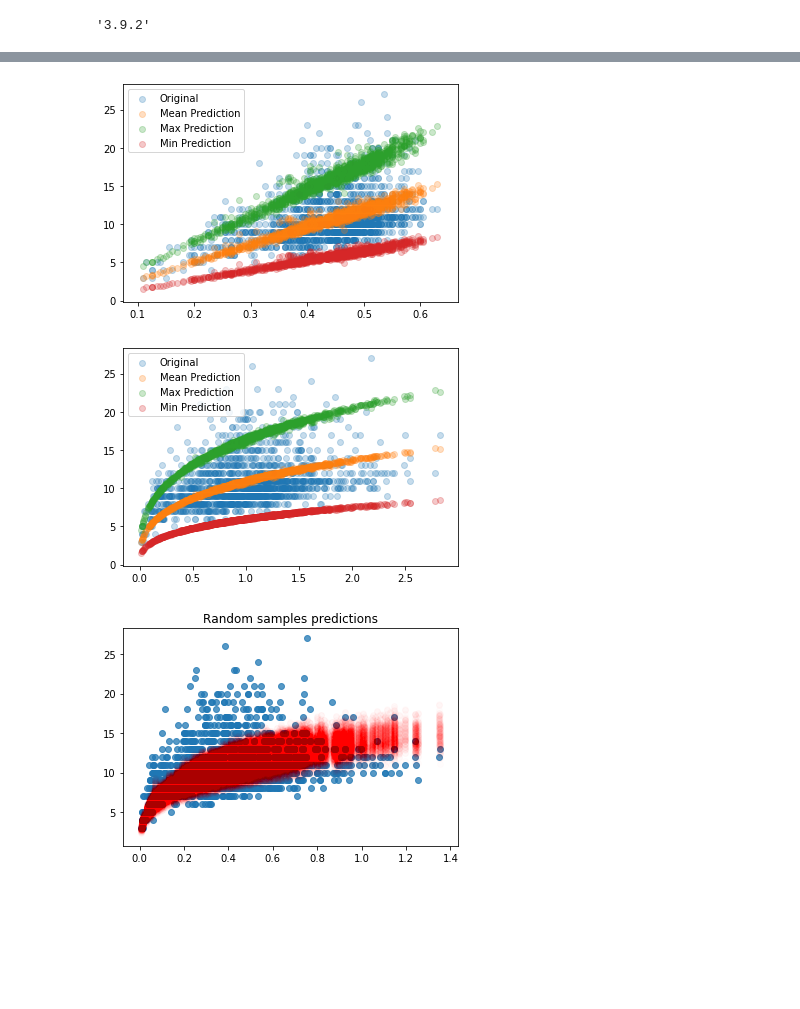
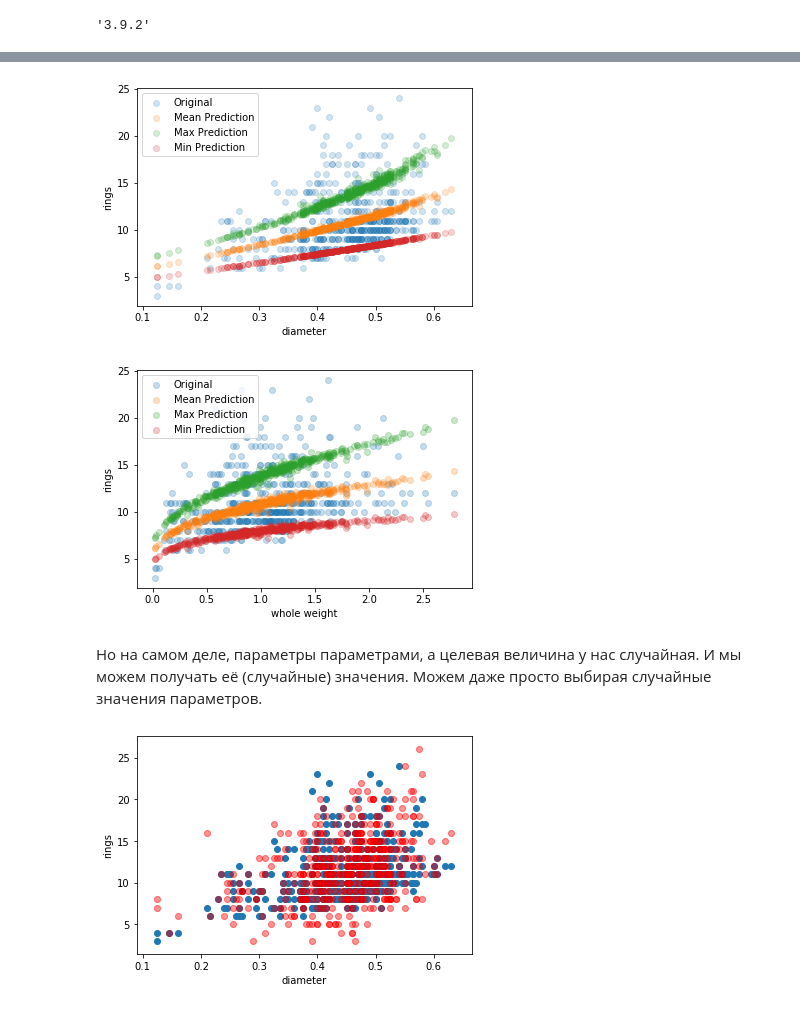
Before and after one commit to timeseries-ru/course, a Jupyter notebook: day_5.ipynb, the cells around one changed output, grey strips where cells are left out. Cells and saved outputs as stored; diff of their text form; code cells hidden in the pictures; blank space fills up the shorter version.

```diff
--- a/day_5.ipynb
+++ b/day_5.ipynb
@@ -528,7 +538,13 @@ pymc3.__version__
 '3.9.2'
 # %%
 data = shuffle(pd.read_csv('data/abalone.csv'), random_state=1)
+male = data[data.sex == 'M'].drop('sex', axis='columns')
 
-male = data[data.sex == 'M'].drop('sex', axis='columns')
-print('Males', len(male))
+# возьмемся предсказывать количество колец
+target = 'rings'
+
+train = male[:2 * len(male) // 3]
+test = male[2 * len(male) // 3:]
+
+print('Males', len(male), 'Test size', len(test))
 # %% [output]
@@ -581,27 +614,40 @@ with male_model:
 # %%
-def male_predict(data, operation=np.mean):
-    return operation(male_traces['alpha'][::2]) * data['diameter'] + operation(male_traces['beta'][::2]) * data['whole weight'] ** (1 / 3) + \
-           operation(male_traces['gamma'][::2]) * data['shucked weight'] ** (1 / 3) + operation(male_traces['delta'][::2])
+def male_predict(data, operation=np.mean, randomize=False):
+    np.random.seed(1)
+    alpha = operation(male_traces['alpha'][::4])
+    beta = operation(male_traces['beta'][::4])
+    gamma = operation(male_traces['gamma'][::4])
+    mean = alpha * data['diameter'] + beta * data['whole weight'] + gamma
+    if randomize:
+        return np.random.poisson(lam=mean)
+    return mean
 
-plt.scatter(male.diameter, male[target], alpha=0.25, label='Original');
-plt.scatter(male.diameter, male_predict(male), alpha=0.25, label='Mean Prediction');
-plt.scatter(male.diameter, male_predict(male, operation=np.max), alpha=0.25, label='Max Prediction');
-plt.scatter(male.diameter, male_predict(male, operation=np.min), alpha=0.25, label='Min Prediction');
+plt.scatter(test.diameter, test[target], alpha=0.2, label='Original');
+plt.scatter(test.diameter, male_predict(test), alpha=0.2, label='Mean Prediction');
+plt.scatter(test.diameter, male_predict(test, operation=np.max), alpha=0.2, label='Max Prediction');
+plt.scatter(test.diameter, male_predict(test, operation=np.min), alpha=0.2, label='Min Prediction');
+plt.xlabel('diameter');
+plt.ylabel('rings');
 plt.legend(loc='best');
 # %% [output]
-[figure, old version]
+[figure, new version]
 # %%
-plt.scatter(male['whole weight'], male[target], alpha=0.25, label='Original');
-plt.scatter(male['whole weight'], male_predict(male), alpha=0.25, label='Mean Prediction');
-plt.scatter(male['whole weight'], male_predict(male, operation=np.max), alpha=0.25, label='Max Prediction');
-plt.scatter(male['whole weight'], male_predict(male, operation=np.min), alpha=0.25, label='Min Prediction');
+plt.scatter(test['whole weight'], test[target], alpha=0.25, label='Original');
+plt.scatter(test['whole weight'], male_predict(test), alpha=0.25, label='Mean Prediction');
+plt.scatter(test['whole weight'], male_predict(test, operation=np.max), alpha=0.25, label='Max Prediction');
+plt.scatter(test['whole weight'], male_predict(test, operation=np.min), alpha=0.25, label='Min Prediction');
+plt.xlabel('whole weight');
+plt.ylabel('rings');
 plt.legend(loc='best');
 # %% [output]
-[figure, old version]
+[figure, new version]
+# %% [markdown]
+Но на самом деле, параметры параметрами, а целевая величина у нас случайная. И мы можем получать её (случайные) значения. Можем даже просто выбирая случайные значения параметров.
 # %%
-plt.title('Random samples predictions')
-plt.scatter(male['shucked weight'], male[target], alpha=0.75, label='Original')
-for _ in range(100):
-    plt.scatter(male['shucked weight'], male_predict(male, operation=np.random.choice), c='red', alpha=0.01);
+plt.scatter(test['diameter'], test[target], label='Original')
+for _ in range(10):
+    plt.scatter(test['diameter'], male_predict(test, operation=np.random.choice, randomize=True), c='red', alpha=0.05);
+plt.xlabel('diameter');
+plt.ylabel('rings');
 # %% [output]
-[figure, old version]
+[figure, new version]
```
Also changed, not shown: parts of 12 cells of this notebook.
